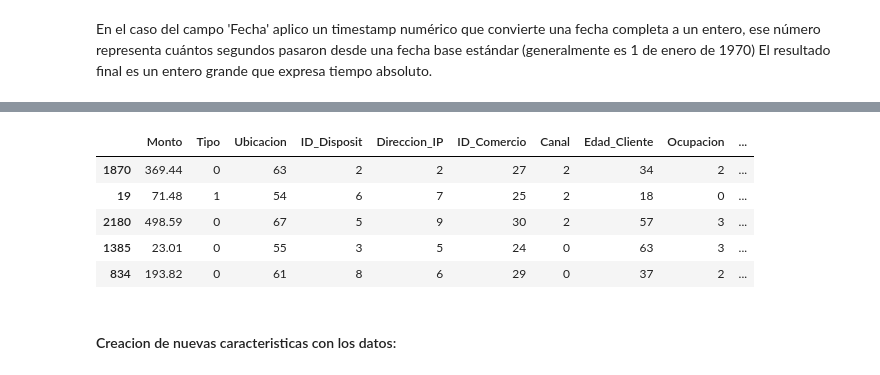
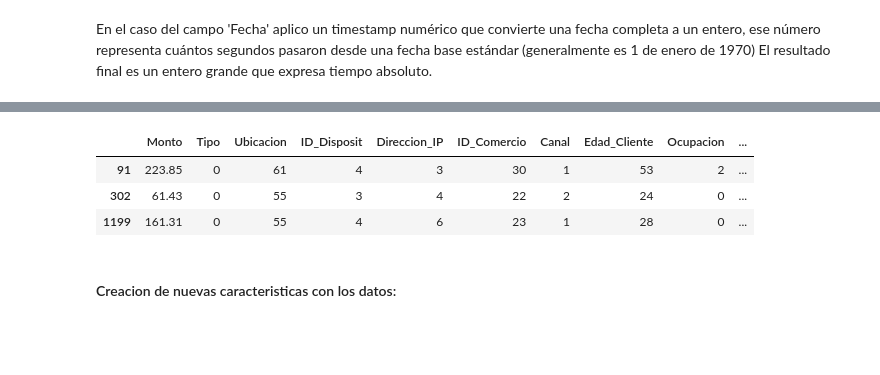
Before and after one commit to NestorDiazDataSC/Analisis_de_Datos, a Jupyter notebook: Deteccion_Fraude_Isolation_Forest/[O] Isolation Forest.ipynb, the cells around one changed output, grey strips where cells are left out. Saved outputs shown, nothing was run; the diff lists cells and outputs as text; code cells hidden in the pictures; blank space fills up the shorter version.

```diff
--- a/Deteccion_Fraude_Isolation_Forest/[O] Isolation Forest.ipynb
+++ b/Deteccion_Fraude_Isolation_Forest/[O] Isolation Forest.ipynb
@@ -199,14 +233,12 @@ df['Ocupacion'] = df['Ocupacion'].replace({
 df = df.drop(['ID_Trans'], axis=1)
 df = df.drop(['ID_Cuenta'], axis=1)
 # %%
-df.sample(5)
+df.sample(3) # Para ver como van quedando los datos convertidos a valores numericos.
 # %% [output]
 |  | Monto | Tipo | Ubicacion | ID_Disposit | Direccion_IP | ID_Comercio | Canal | Edad_Cliente | Ocupacion | ... |
-| 1870 | 369.44 | 0 | 63 | 2 | 2 | 27 | 2 | 34 | 2 | ... |
-| 19 | 71.48 | 1 | 54 | 6 | 7 | 25 | 2 | 18 | 0 | ... |
-| 2180 | 498.59 | 0 | 67 | 5 | 9 | 30 | 2 | 57 | 3 | ... |
-| 1385 | 23.01 | 0 | 55 | 3 | 5 | 24 | 0 | 63 | 3 | ... |
-| 834 | 193.82 | 0 | 61 | 8 | 6 | 29 | 0 | 37 | 2 | ... |
+| 91 | 223.85 | 0 | 61 | 4 | 3 | 30 | 1 | 53 | 2 | ... |
+| 302 | 61.43 | 0 | 55 | 3 | 4 | 22 | 2 | 24 | 0 | ... |
+| 1199 | 161.31 | 0 | 55 | 4 | 6 | 23 | 1 | 28 | 0 | ... |
 # %% [markdown]
 #### Creacion de nuevas caracteristicas con los datos:
 # %% [markdown]
```
Also changed, not shown: parts of 60 cells of this notebook.
